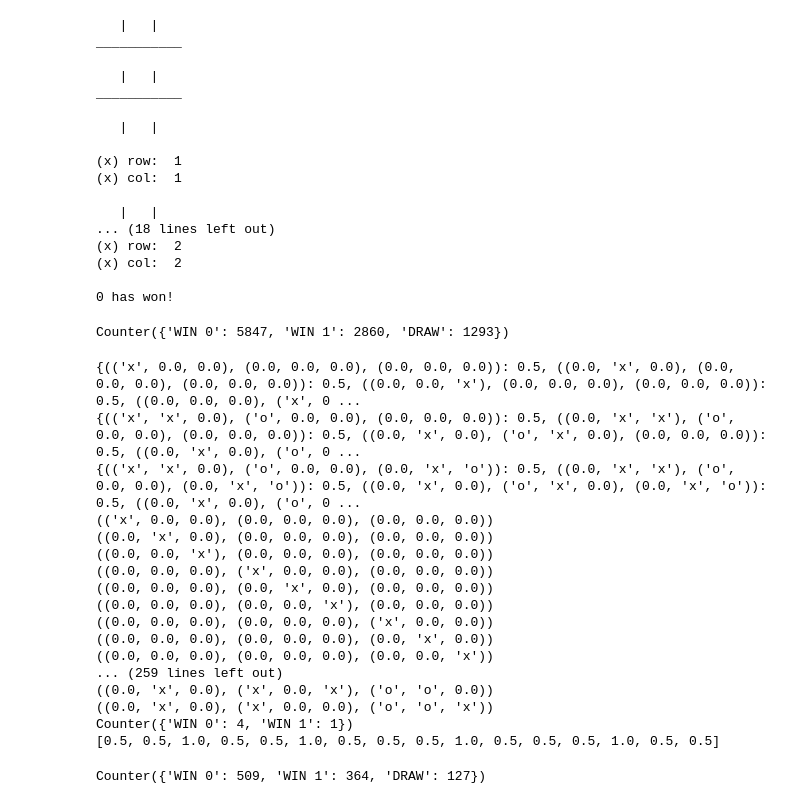
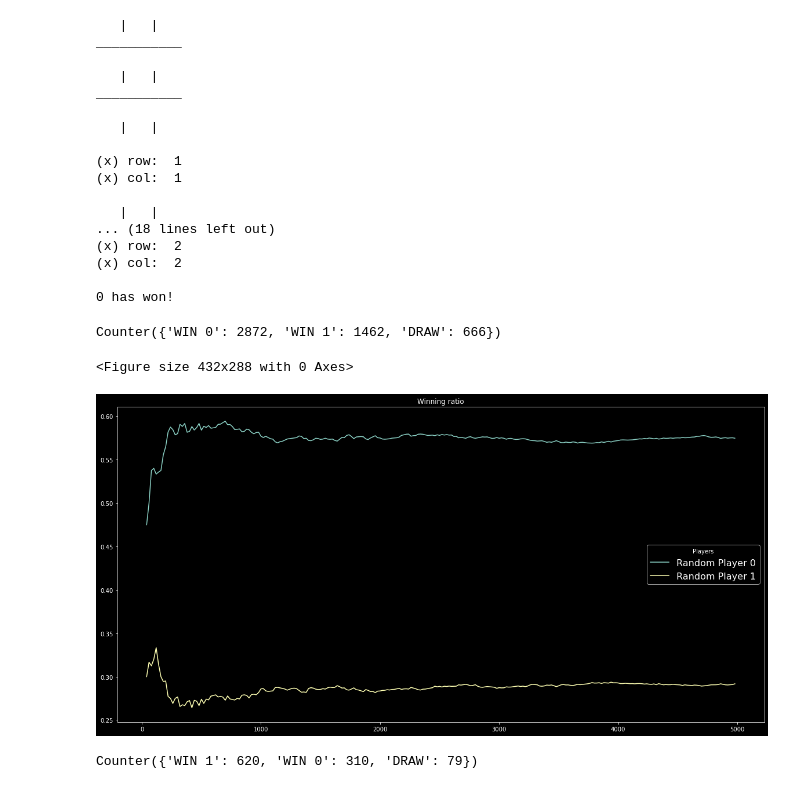
Before and after one commit to MichalKorzycki/PythonDataScience, a Jupyter notebook: 17.MachineLearning_5z5_Reinforcement_Learning.ipynb, the cells around one changed output. Drawn from its saved outputs; the diff is of its cells as text; code cells hidden in the pictures.

```diff
--- a/17.MachineLearning_5z5_Reinforcement_Learning.ipynb
+++ b/17.MachineLearning_5z5_Reinforcement_Learning.ipynb
@@ -239,12 +237,32 @@ from collections import Counter
 
 stats = []
 
-for i in range(10_000):
+for i in range(5_000):
     do_game(RandomPlayer('x'), RandomPlayer('o'), stats, False)
 
 print(Counter(stats))
 # %% [output]
-Counter({'WIN 0': 5847, 'WIN 1': 2860, 'DRAW': 1293})
+Counter({'WIN 0': 2872, 'WIN 1': 1462, 'DRAW': 666})
+# %%
+%matplotlib inline
+import matplotlib.pyplot as plt
+import numpy as np
+plt.style.use("dark_background")
+
+games = range(40, len(stats), 20)
+won0 = [ Counter(stats[:x])['WIN 0']/x for x in games]
+won1 = [ Counter(stats[:x])['WIN 1']/x for x in games]
+
+
+fig = plt.figure();
+plt.figure(figsize=(20,10));
+plt.title('Winning ratio');
+player0, = plt.plot(games, won0, label="Random Player 0");
+player1, = plt.plot(games, won1, label="Random Player 1");
+plt.legend(handles=[player0, player1], frameon=True, loc="best", title="Players",  fontsize=16);
+# %% [output]
+<Figure size 432x288 with 0 Axes>
+[figure, added]
 # %%
 from random import sample
 
@@ -303,34 +345,9 @@ player = SimplePlayer('x')
 # %%
-for i in range(5):
-    do_game(player, RandomPlayer('o'), stats, False)
+from collections import Counter
 
-print(Counter(stats))
-vals = [ max(v.values()) for v in player.q_table.values()]
-print(vals)
+for i in range(1):
+    do_game(RandomPlayer('x'), qplayer, qstats, False)
+
+print(Counter(qstats))
 # %% [output]
-{(('x', 0.0, 0.0), (0.0, 0.0, 0.0), (0.0, 0.0, 0.0)): 0.5, ((0.0, 'x', 0.0), (0.0, 0.0, 0.0), (0.0, 0.0, 0.0)): 0.5, ((0.0, 0.0, 'x'), (0.0, 0.0, 0.0), (0.0, 0.0, 0.0)): 0.5, ((0.0, 0.0, 0.0), ('x', 0 ...
-{(('x', 'x', 0.0), ('o', 0.0, 0.0), (0.0, 0.0, 0.0)): 0.5, ((0.0, 'x', 'x'), ('o', 0.0, 0.0), (0.0, 0.0, 0.0)): 0.5, ((0.0, 'x', 0.0), ('o', 'x', 0.0), (0.0, 0.0, 0.0)): 0.5, ((0.0, 'x', 0.0), ('o', 0 ...
-{(('x', 'x', 0.0), ('o', 0.0, 0.0), (0.0, 'x', 'o')): 0.5, ((0.0, 'x', 'x'), ('o', 0.0, 0.0), (0.0, 'x', 'o')): 0.5, ((0.0, 'x', 0.0), ('o', 'x', 0.0), (0.0, 'x', 'o')): 0.5, ((0.0, 'x', 0.0), ('o', 0 ...
-(('x', 0.0, 0.0), (0.0, 0.0, 0.0), (0.0, 0.0, 0.0))
-((0.0, 'x', 0.0), (0.0, 0.0, 0.0), (0.0, 0.0, 0.0))
-((0.0, 0.0, 'x'), (0.0, 0.0, 0.0), (0.0, 0.0, 0.0))
-((0.0, 0.0, 0.0), ('x', 0.0, 0.0), (0.0, 0.0, 0.0))
-((0.0, 0.0, 0.0), (0.0, 'x', 0.0), (0.0, 0.0, 0.0))
-((0.0, 0.0, 0.0), (0.0, 0.0, 'x'), (0.0, 0.0, 0.0))
-((0.0, 0.0, 0.0), (0.0, 0.0, 0.0), ('x', 0.0, 0.0))
-((0.0, 0.0, 0.0), (0.0, 0.0, 0.0), (0.0, 'x', 0.0))
-((0.0, 0.0, 0.0), (0.0, 0.0, 0.0), (0.0, 0.0, 'x'))
-... (259 lines left out)
-((0.0, 'x', 0.0), ('x', 0.0, 'x'), ('o', 'o', 0.0))
-((0.0, 'x', 0.0), ('x', 0.0, 0.0), ('o', 'o', 'x'))
-Counter({'WIN 0': 4, 'WIN 1': 1})
-[0.5, 0.5, 1.0, 0.5, 0.5, 1.0, 0.5, 0.5, 0.5, 1.0, 0.5, 0.5, 0.5, 1.0, 0.5, 0.5]
+Counter({'WIN 1': 620, 'WIN 0': 310, 'DRAW': 79})
-# %%
-stats = []
-player = SimplePlayer('o')
-for i in range(1_000):
-    do_game(RandomPlayer('x'), player,  stats, False)
-
-print(Counter(stats))
-# %% [output]
-Counter({'WIN 0': 509, 'WIN 1': 364, 'DRAW': 127})
```
Also changed, not shown: parts of 22 cells of this notebook.
